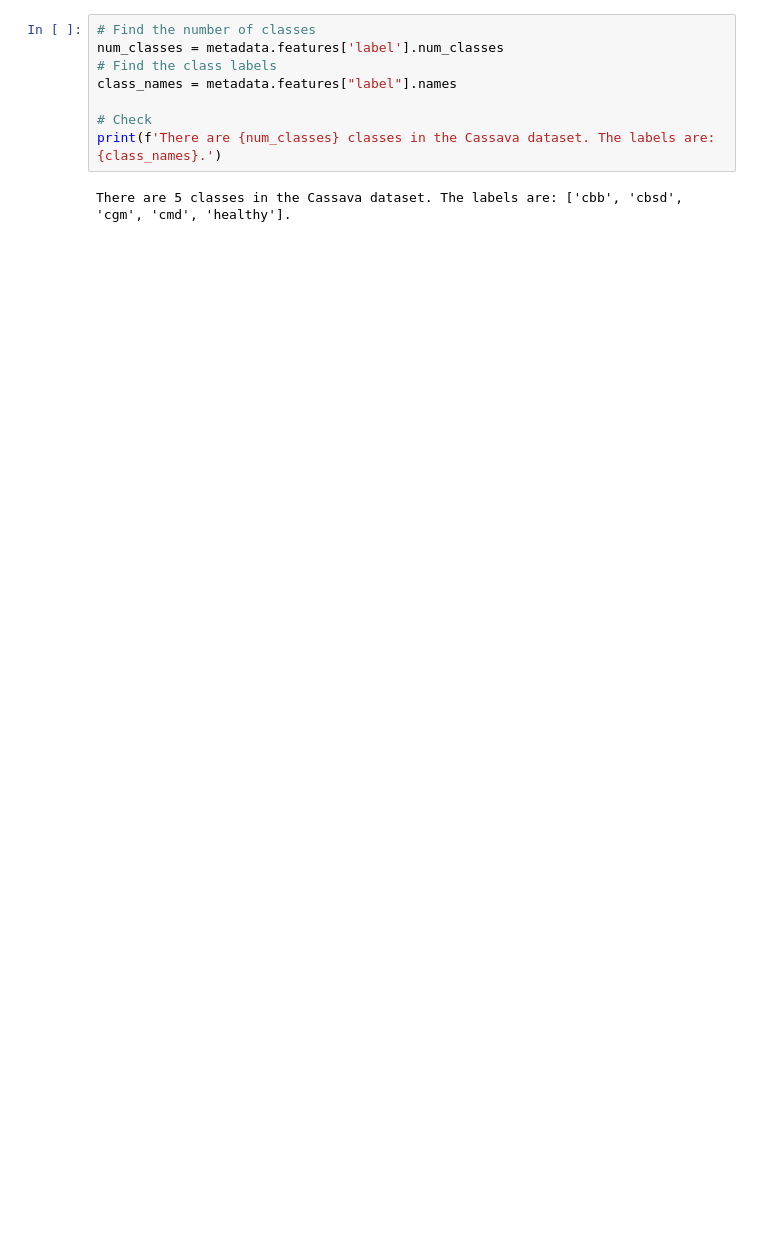
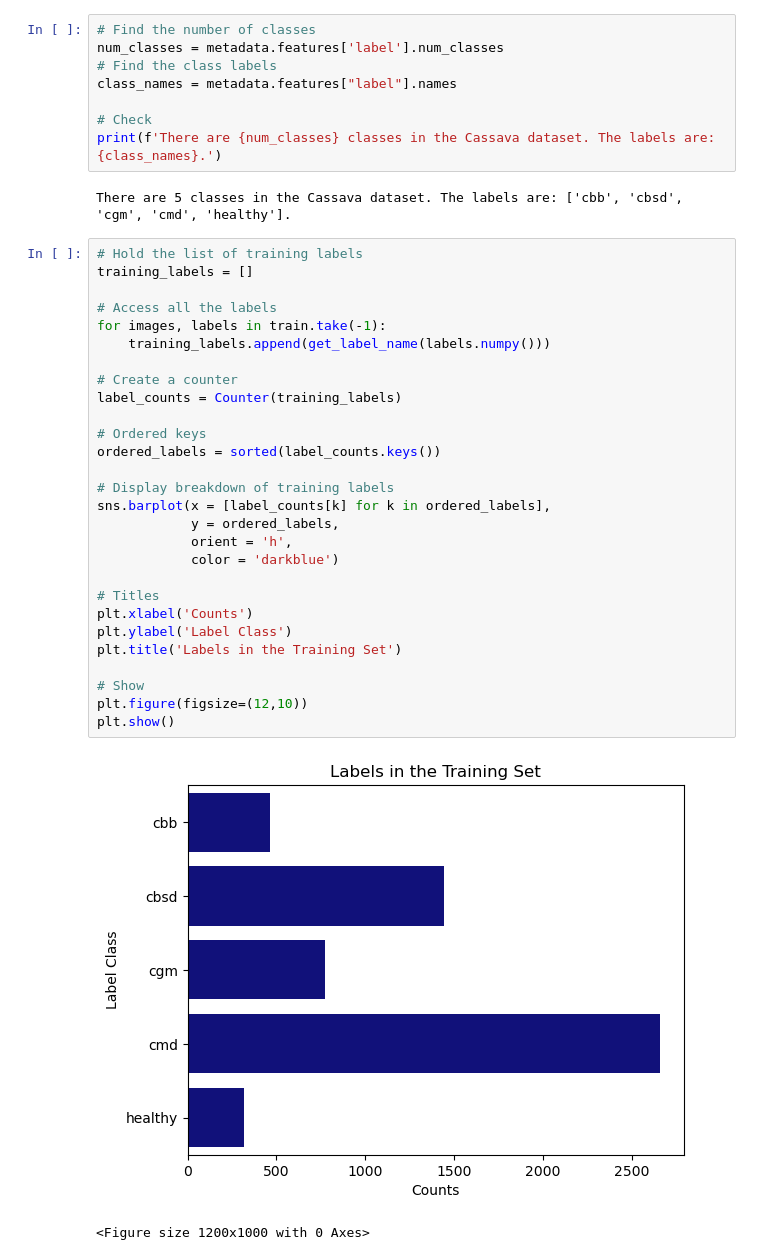
Before and after one commit to lammypi/Data-Science-Explorations, a Jupyter notebook: cassava-classification-tf.ipynb, the cells around one changed output. Cells and saved outputs as stored; diff of their text form; blank space fills up the shorter version.

```diff
--- a/cassava-classification-tf.ipynb
+++ b/cassava-classification-tf.ipynb
@@ -62,3 +78,34 @@ class_names = metadata.features["label"].names
 print(f'There are {num_classes} classes in the Cassava dataset. The labels are: {class_names}.')
 # %% [output]
 There are 5 classes in the Cassava dataset. The labels are: ['cbb', 'cbsd', 'cgm', 'cmd', 'healthy'].
+# %%
+# Hold the list of training labels
+training_labels = []
+
+# Access all the labels
+for images, labels in train.take(-1):
+    training_labels.append(get_label_name(labels.numpy()))
+
+# Create a counter
+label_counts = Counter(training_labels)
+
+# Ordered keys
+ordered_labels = sorted(label_counts.keys())
+
+# Display breakdown of training labels
+sns.barplot(x = [label_counts[k] for k in ordered_labels],
+            y = ordered_labels,
+            orient = 'h',
+            color = 'darkblue')
+
+# Titles
+plt.xlabel('Counts')
+plt.ylabel('Label Class')
+plt.title('Labels in the Training Set')
+
+# Show
+plt.figure(figsize=(12,10))
+plt.show()
+# %% [output]
+[figure, added]
+<Figure size 1200x1000 with 0 Axes>
```
Also changed, not shown: parts of 8 cells of this notebook.
